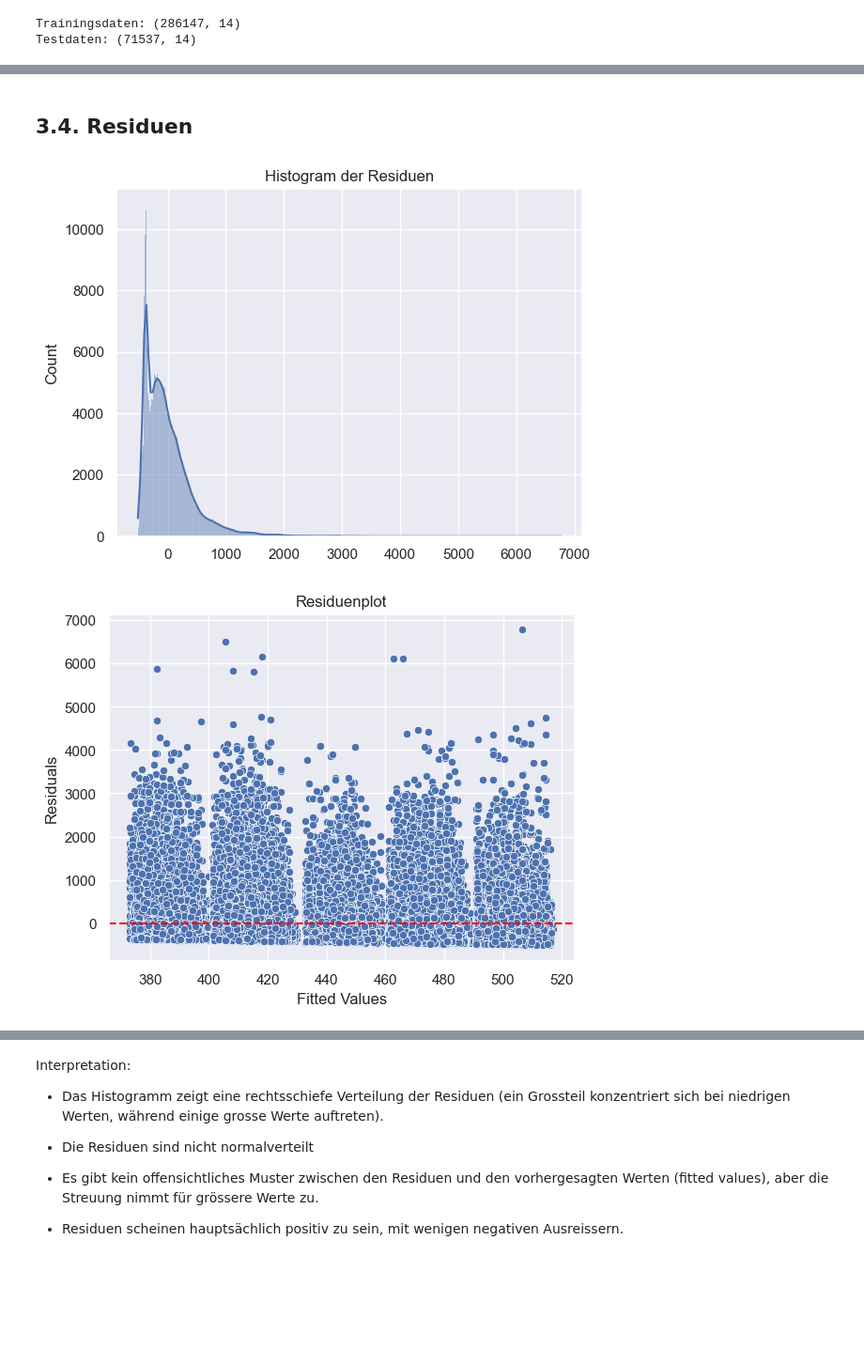
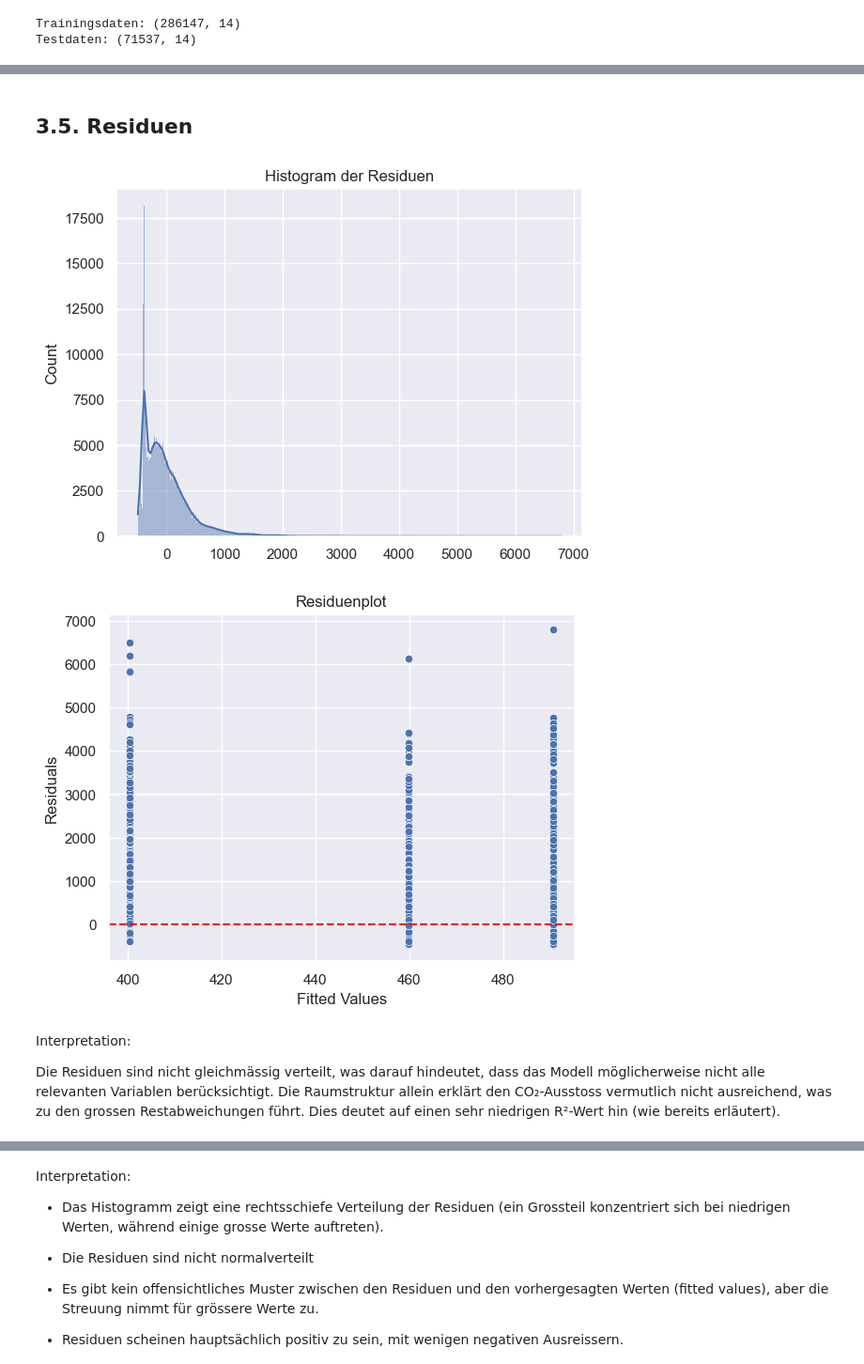
Before and after one commit to LeonidWouters/ANM, a Jupyter notebook: Modell_Stadt-Land-Intermediaer.ipynb, the cells around one changed output, grey strips where cells are left out. Shown: that part at 94% size. Saved outputs shown, nothing was run; the diff lists cells and outputs as text; code cells hidden in the pictures; blank space fills up the shorter version.

Commit message:
Add files via upload
Update: zusätzliches Modell nur Raum, Interpretationen, Residuenanalyse für alle Modelle und ANOVA

```diff
--- a/Modell_Stadt-Land-Intermediaer.ipynb
+++ b/Modell_Stadt-Land-Intermediaer.ipynb
@@ -256,9 +258,8 @@ print(f"Testdaten: {test.shape}")
 Trainingsdaten: (286147, 14)
 Testdaten: (71537, 14)
 # %%
-## 3.2. Lineare Regression (Geschlecht, Alter)
-
-X = train[['ZP_ALTER', 'ZP_GESL_2']]
+## 3.2. Lineare Regression (Raumstruktur)
+X = train[['HH_STADT_LAND_2', 'HH_STADT_LAND_3']]
 X = sm.add_constant(X)
 y = train['CO2E_TOTAL']
 # %%
@@ -335,23 +382,27 @@ HH_STADT_LAND_3 (Ländlich): +89.45 kg Haushalte in ländlichen Regionen emittie
 
 Zwischen diesen 3 Raumtypen, werden die meisten CO₂-Emissionen in ländlichen Räumen emittiert.
 # %% [markdown]
-## 3.4. Residuen
+## 3.5. Residuen
 # %%
-# Residuen berechnen
-residuals = model2.resid
+# Residuen berechnen (Model 1: nur Raumstruktur)
+residuals = model.resid
 
 # Histogramm der Residuen
 sns.histplot(residuals, kde=True)
 plt.title('Histogram der Residuen')
 plt.show()
 
 # Residuenplot
-sns.scatterplot(x=model2.fittedvalues, y=residuals)
+sns.scatterplot(x=model.fittedvalues, y=residuals)
 plt.axhline(0, color='red', linestyle='--')
 plt.title('Residuenplot')
 plt.xlabel('Fitted Values')
 plt.ylabel('Residuals')
 plt.show()
 # %% [output]
-[figure, old version]
+[figure, new version]
-[figure, old version]
+[figure, new version]
+# %% [markdown]
+Interpretation:
+
+Die Residuen sind nicht gleichmässig verteilt, was darauf hindeutet, dass das Modell möglicherweise nicht alle relevanten Variablen berücksichtigt. Die Raumstruktur allein erklärt den CO₂-Ausstoss vermutlich nicht ausreichend, was zu den grossen Restabweichungen führt. Dies deutet auf einen sehr niedrigen R²-Wert hin (wie bereits erläutert).
```
Also changed, not shown: parts of 24 cells of this notebook.
